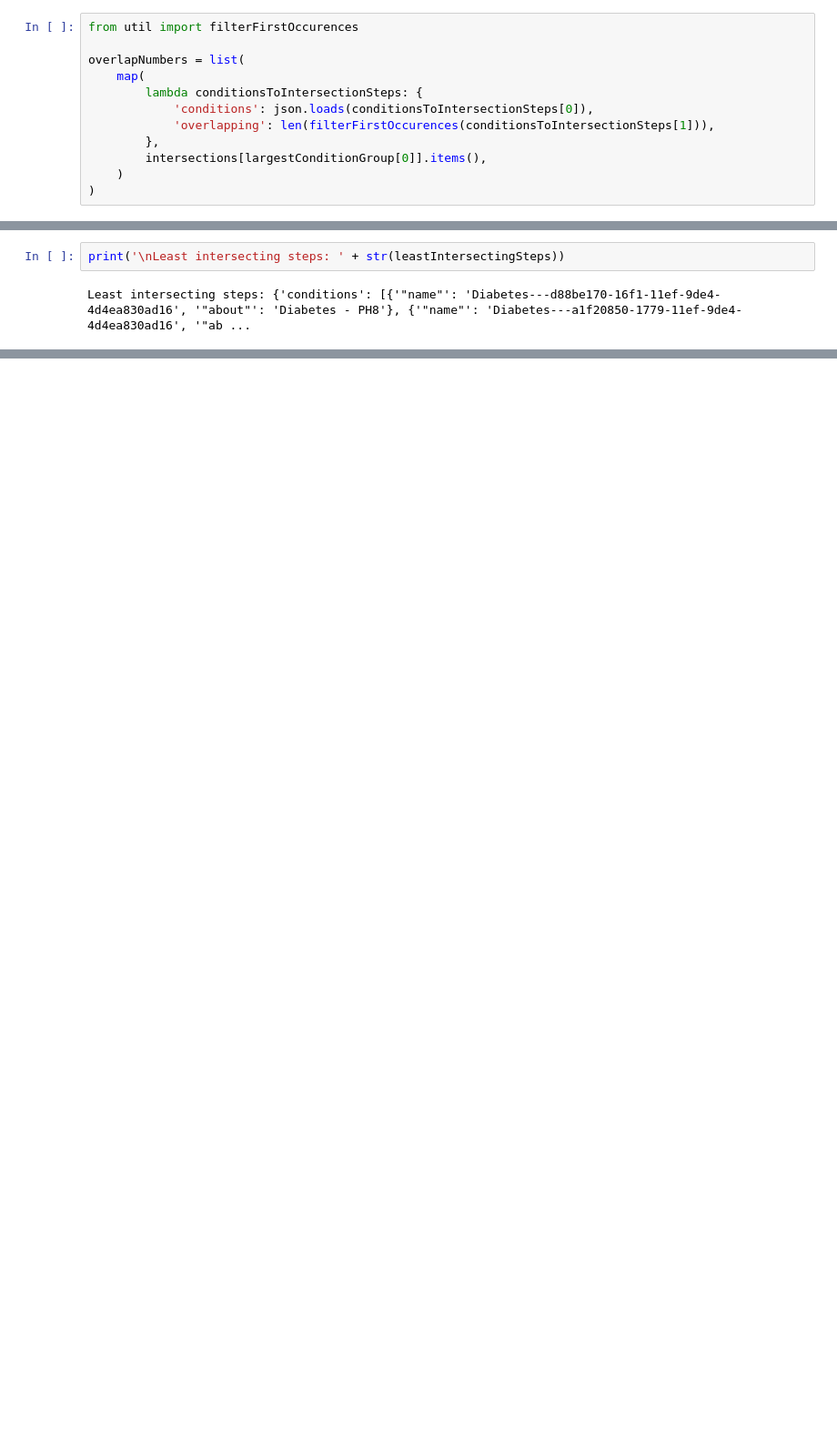
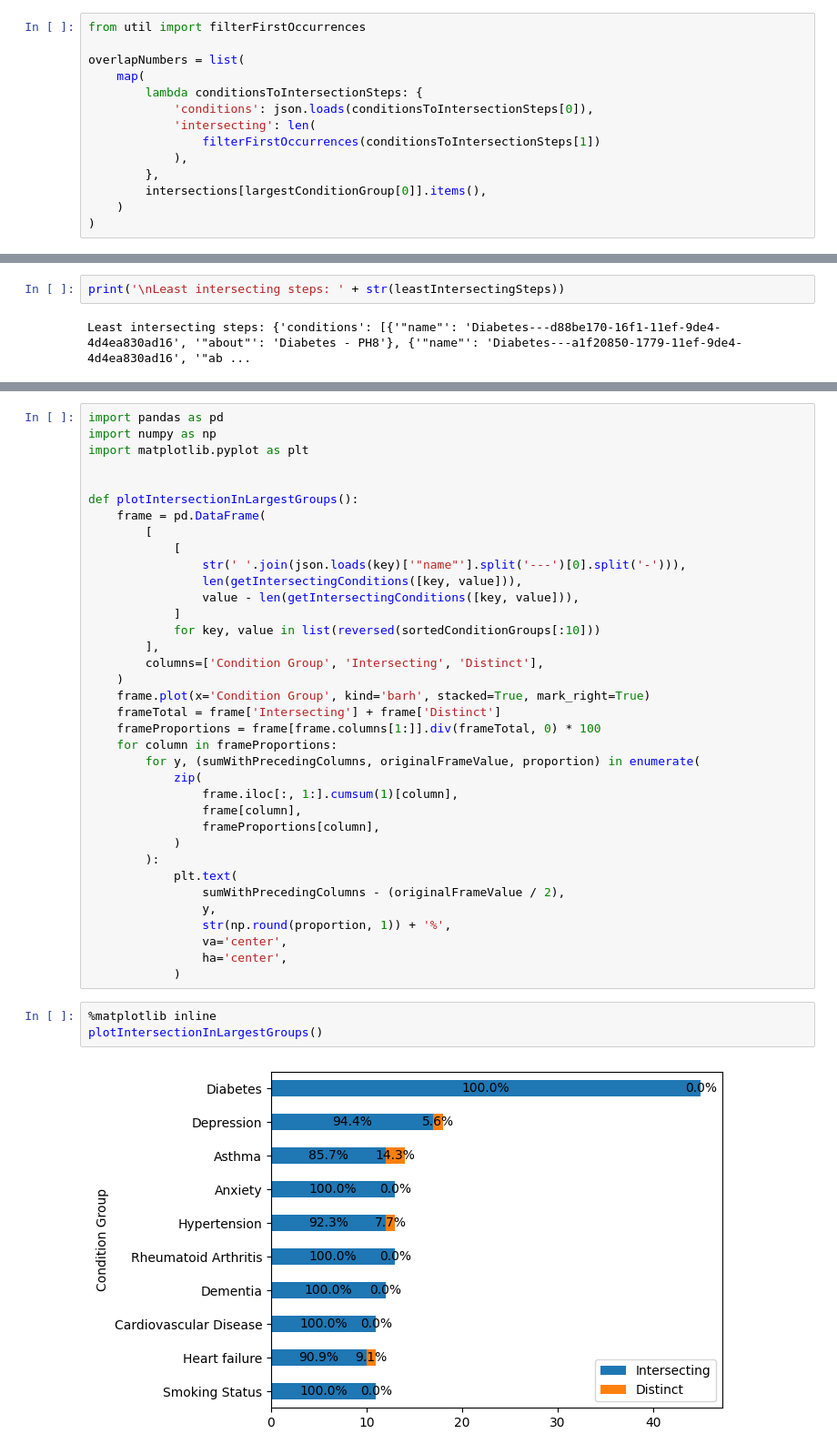
Before and after one commit to phenoflow/intersection-analysis, a Jupyter notebook: process.ipynb, the cells around one changed output, grey strips where cells are left out. Shown: that part at 91% size. Saved outputs shown, nothing was run; the diff lists cells and outputs as text; blank space fills up the shorter version.

Commit message:
Intersection data processing
- Add chart output for intersection data in largest N condition groups
- Update labelling

```diff
--- a/process.ipynb
+++ b/process.ipynb
@@ -92,13 +98,15 @@ Intersecting conditions in largest condition group: {'Diabetes---bfa45a20-3979-1
 
 Number of intersection conditions in largest condition group: 45
 # %%
-from util import filterFirstOccurences
+from util import filterFirstOccurrences
 
 overlapNumbers = list(
     map(
         lambda conditionsToIntersectionSteps: {
             'conditions': json.loads(conditionsToIntersectionSteps[0]),
-            'overlapping': len(filterFirstOccurences(conditionsToIntersectionSteps[1])),
+            'intersecting': len(
+                filterFirstOccurrences(conditionsToIntersectionSteps[1])
+            ),
         },
         intersections[largestConditionGroup[0]].items(),
     )
@@ -208,0 +217,41 @@ Average intersecting steps (+ average number of steps (% of overlapping)): 7 (42
+# %%
+import pandas as pd
+import numpy as np
+import matplotlib.pyplot as plt
+
+
+def plotIntersectionInLargestGroups():
+    frame = pd.DataFrame(
+        [
+            [
+                str(' '.join(json.loads(key)['"name"'].split('---')[0].split('-'))),
+                len(getIntersectingConditions([key, value])),
+                value - len(getIntersectingConditions([key, value])),
+            ]
+            for key, value in list(reversed(sortedConditionGroups[:10]))
+        ],
+        columns=['Condition Group', 'Intersecting', 'Distinct'],
+    )
+    frame.plot(x='Condition Group', kind='barh', stacked=True, mark_right=True)
+    frameTotal = frame['Intersecting'] + frame['Distinct']
+    frameProportions = frame[frame.columns[1:]].div(frameTotal, 0) * 100
+    for column in frameProportions:
+        for y, (sumWithPrecedingColumns, originalFrameValue, proportion) in enumerate(
+            zip(
+                frame.iloc[:, 1:].cumsum(1)[column],
+                frame[column],
+                frameProportions[column],
+            )
+        ):
+            plt.text(
+                sumWithPrecedingColumns - (originalFrameValue / 2),
+                y,
+                str(np.round(proportion, 1)) + '%',
+                va='center',
+                ha='center',
+            )
+# %%
+%matplotlib inline
+plotIntersectionInLargestGroups()
+# %% [output]
+[figure, added]
```
Also changed, not shown: parts of 9 cells of this notebook, 3 other files.
